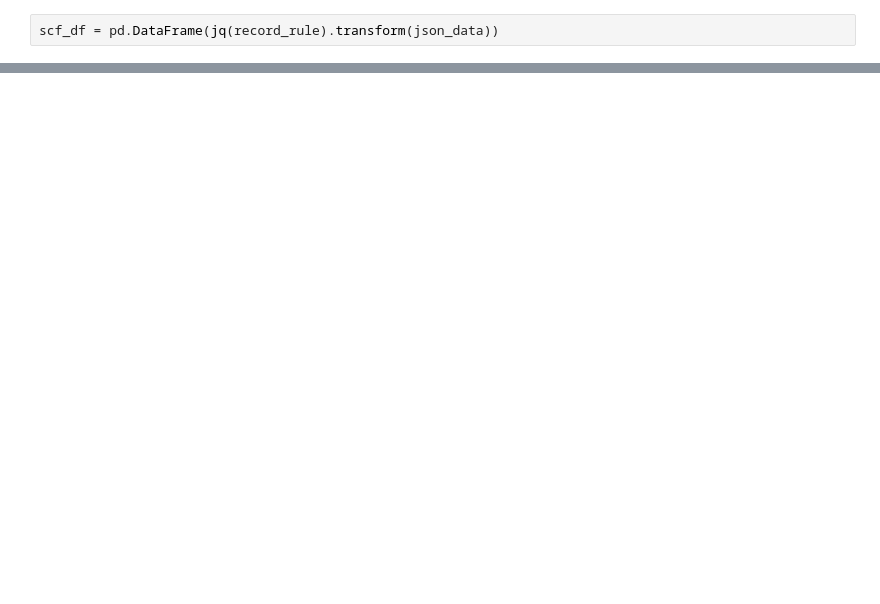
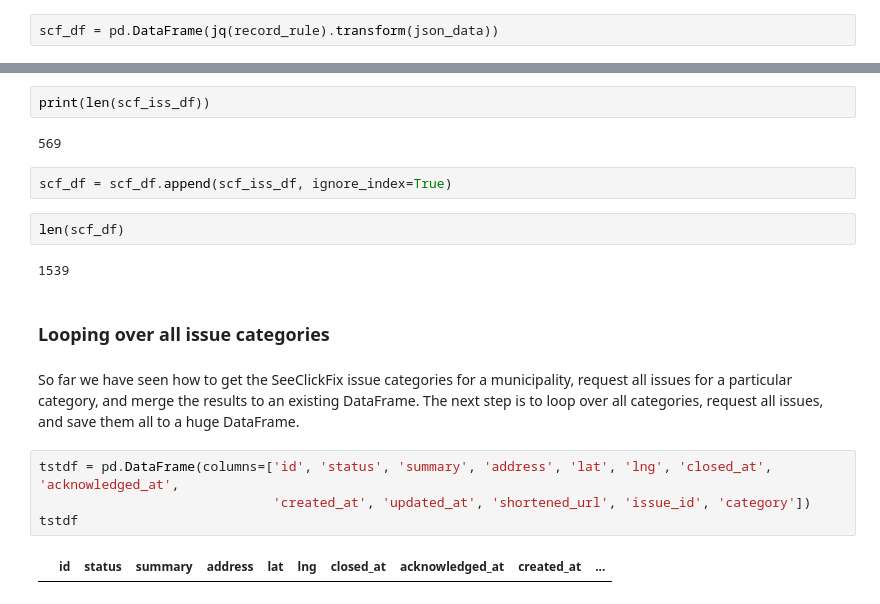
Before and after one commit to newhavenrc/nhrc2, a Jupyter notebook: backend/read_seeclickfix_api.ipynb, the cells around one changed output, grey strips where cells are left out. Saved outputs shown, nothing was run; the diff lists cells and outputs as text; blank space fills up the shorter version.

```diff
--- a/backend/read_seeclickfix_api.ipynb
+++ b/backend/read_seeclickfix_api.ipynb
@@ -123,0 +138,20 @@ number of records: 970
+# %%
+print(len(scf_iss_df))
+# %% [output]
+569
+# %%
+scf_df = scf_df.append(scf_iss_df, ignore_index=True)
+# %%
+len(scf_df)
+# %% [output]
+1539
+# %% [markdown]
+### Looping over all issue categories
+# %% [markdown]
+So far we have seen how to get the SeeClickFix issue categories for a municipality, request all issues for a particular category, and merge the results to an existing DataFrame. The next step is to loop over all categories, request all issues, and save them all to a huge DataFrame.
+# %%
+tstdf = pd.DataFrame(columns=['id', 'status', 'summary', 'address', 'lat', 'lng', 'closed_at', 'acknowledged_at',
+                              'created_at', 'updated_at', 'shortened_url', 'issue_id', 'category'])
+tstdf
+# %% [output]
+|  | id | status | summary | address | lat | lng | closed_at | acknowledged_at | created_at | ... |
```
Also changed, not shown: parts of 7 cells of this notebook.
